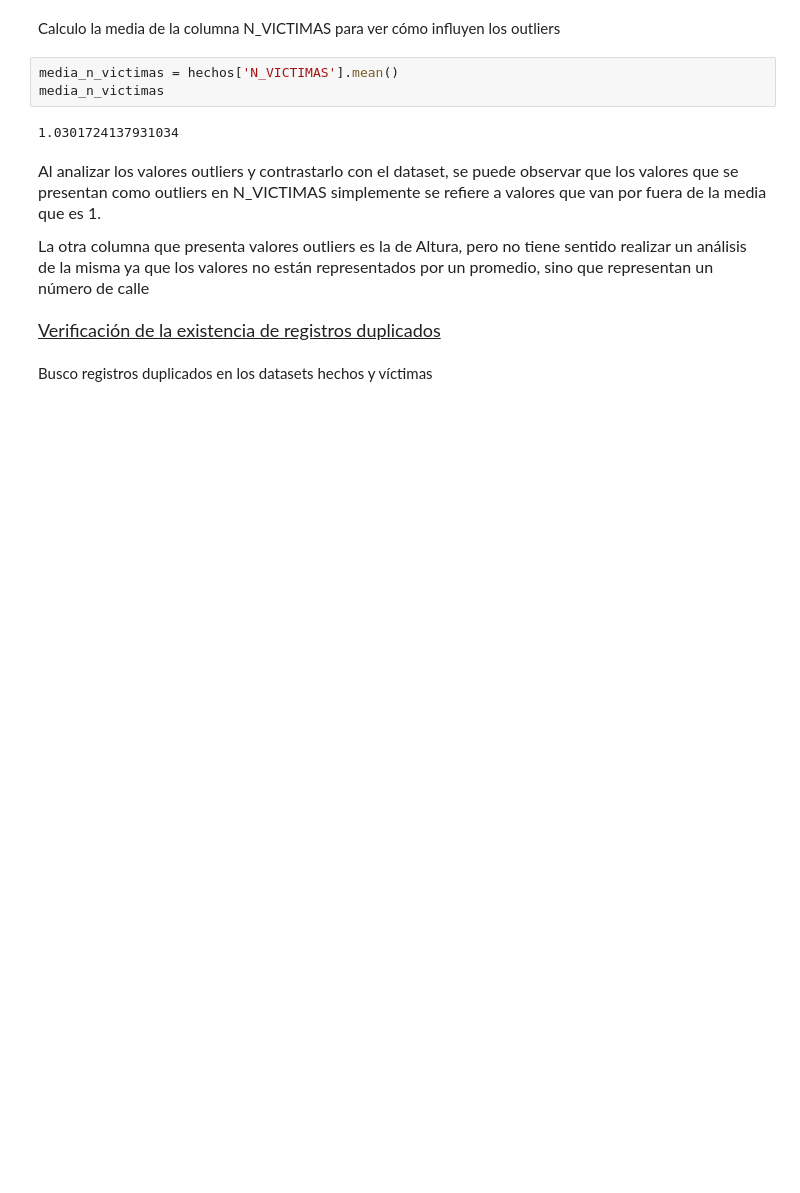
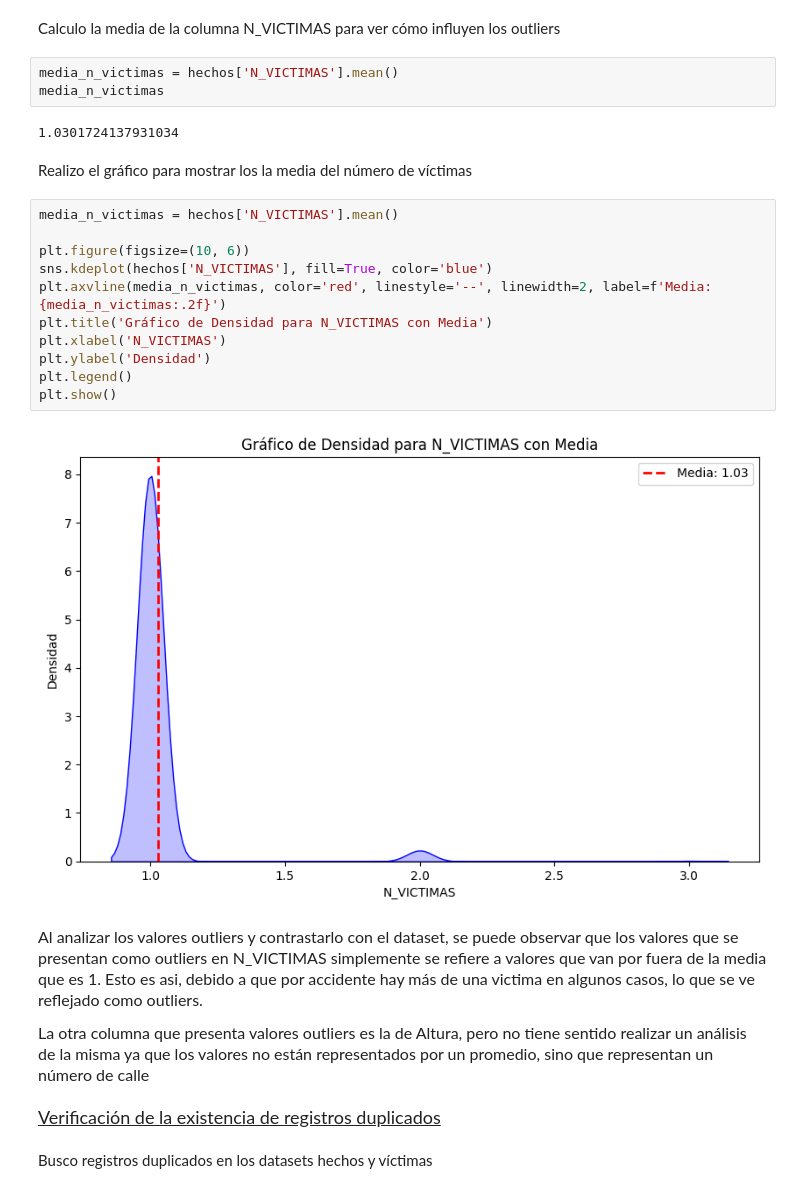
Before and after one commit to OctavioAlvarez1/PI_DA-Soy-Henry, a Jupyter notebook: EDA_siniestros-viales.ipynb, the cells around one changed output. Cells and saved outputs as stored; diff of their text form; blank space fills up the shorter version.

```diff
--- a/EDA_siniestros-viales.ipynb
+++ b/EDA_siniestros-viales.ipynb
@@ -171,8 +225,23 @@ media_n_victimas = hechos['N_VICTIMAS'].mean()
 media_n_victimas
 # %% [output]
 1.0301724137931034
+# %% [markdown]
+<p style="font-size:15px;">Realizo el gráfico para mostrar los la media del número de víctimas</p>
+# %%
+media_n_victimas = hechos['N_VICTIMAS'].mean()
+
+plt.figure(figsize=(10, 6))
+sns.kdeplot(hechos['N_VICTIMAS'], fill=True, color='blue')
+plt.axvline(media_n_victimas, color='red', linestyle='--', linewidth=2, label=f'Media: {media_n_victimas:.2f}')
+plt.title('Gráfico de Densidad para N_VICTIMAS con Media')
+plt.xlabel('N_VICTIMAS')
+plt.ylabel('Densidad')
+plt.legend()
+plt.show()
+# %% [output]
+[figure, added]
 # %% [markdown]
-<p style="font-size:16px;">Al analizar los valores outliers y contrastarlo con el dataset, se puede observar que los valores que se presentan como outliers en N_VICTIMAS simplemente se refiere a valores que van por fuera de la media que es 1. </p>
+<p style="font-size:16px;">Al analizar los valores outliers y contrastarlo con el dataset, se puede observar que los valores que se presentan como outliers en N_VICTIMAS simplemente se refiere a valores que van por fuera de la media que es 1. Esto es asi, debido a que por accidente hay más de una victima en algunos casos, lo que se ve reflejado como outliers.</p>
 
 <p style="font-size:16px;">La otra columna que presenta valores outliers es la de Altura, pero no tiene sentido realizar un análisis de la misma ya que los valores no están representados por un promedio, sino que representan un número de calle </p>
 # %% [markdown]
```
Also changed, not shown: parts of 28 cells of this notebook.
